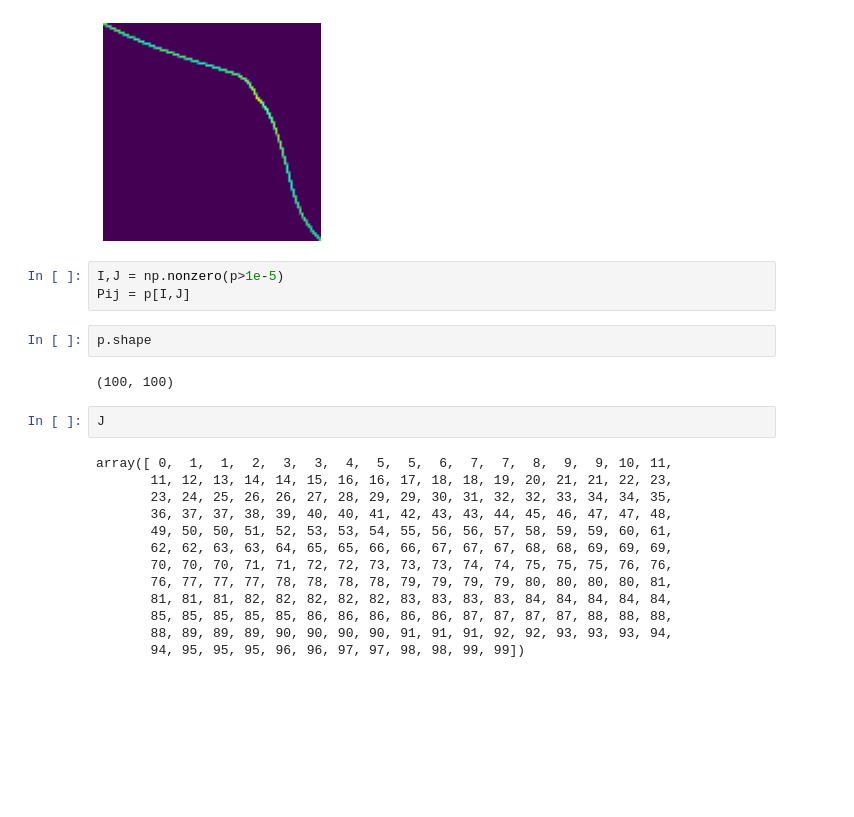
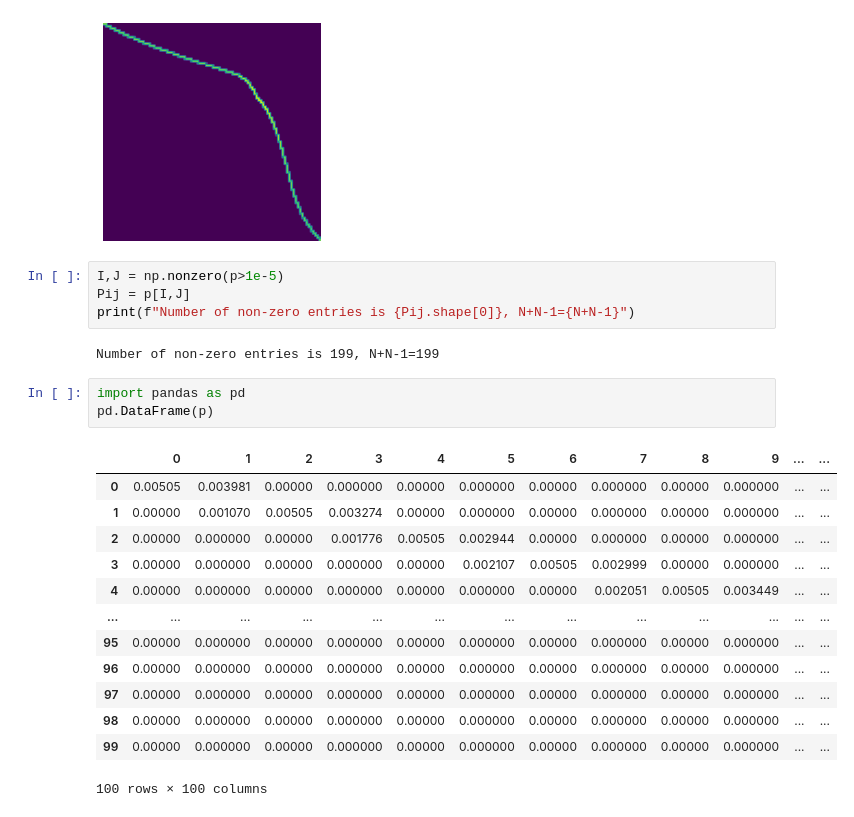
Before and after one commit to bernardo-torres/audio-portamento, a Jupyter notebook: gaussian_test.ipynb, the cells around one changed output. Cells and saved outputs as stored; diff of their text form; blank space fills up the shorter version.

```diff
--- a/gaussian_test.ipynb
+++ b/gaussian_test.ipynb
@@ -95,22 +94,23 @@ plt.axis('off')
 # %%
 I,J = np.nonzero(p>1e-5)
 Pij = p[I,J]
+print(f"Number of non-zero entries is {Pij.shape[0]}, N+N-1={N+N-1}")
+# %% [output]
+Number of non-zero entries is 199, N+N-1=199
-# %%
-p.shape
-# %% [output]
-(100, 100)
-# %%
-J
-# %% [output]
-array([ 0,  1,  1,  2,  3,  3,  4,  5,  5,  6,  7,  7,  8,  9,  9, 10, 11,
-       11, 12, 13, 14, 14, 15, 16, 16, 17, 18, 18, 19, 20, 21, 21, 22, 23,
-       23, 24, 25, 26, 26, 27, 28, 29, 29, 30, 31, 32, 32, 33, 34, 34, 35,
-       36, 37, 37, 38, 39, 40, 40, 41, 42, 43, 43, 44, 45, 46, 47, 47, 48,
-       49, 50, 50, 51, 52, 53, 53, 54, 55, 56, 56, 57, 58, 59, 59, 60, 61,
-       62, 62, 63, 63, 64, 65, 65, 66, 66, 67, 67, 67, 68, 68, 69, 69, 69,
-       70, 70, 70, 71, 71, 72, 72, 73, 73, 73, 74, 74, 75, 75, 75, 76, 76,
-       76, 77, 77, 77, 78, 78, 78, 78, 79, 79, 79, 79, 80, 80, 80, 80, 81,
-       81, 81, 81, 82, 82, 82, 82, 82, 83, 83, 83, 83, 84, 84, 84, 84, 84,
-       85, 85, 85, 85, 85, 86, 86, 86, 86, 86, 87, 87, 87, 87, 88, 88, 88,
-       88, 89, 89, 89, 90, 90, 90, 90, 91, 91, 91, 92, 92, 93, 93, 93, 94,
-       94, 95, 95, 95, 96, 96, 97, 97, 98, 98, 99, 99])
+# %%
+import pandas as pd
+pd.DataFrame(p)
+# %% [output]
+|  | 0 | 1 | 2 | 3 | 4 | 5 | 6 | 7 | 8 | 9 | ... | ... |
+| 0 | 0.00505 | 0.003981 | 0.00000 | 0.000000 | 0.00000 | 0.000000 | 0.00000 | 0.000000 | 0.00000 | 0.000000 | ... | ... |
+| 1 | 0.00000 | 0.001070 | 0.00505 | 0.003274 | 0.00000 | 0.000000 | 0.00000 | 0.000000 | 0.00000 | 0.000000 | ... | ... |
+| 2 | 0.00000 | 0.000000 | 0.00000 | 0.001776 | 0.00505 | 0.002944 | 0.00000 | 0.000000 | 0.00000 | 0.000000 | ... | ... |
+| 3 | 0.00000 | 0.000000 | 0.00000 | 0.000000 | 0.00000 | 0.002107 | 0.00505 | 0.002999 | 0.00000 | 0.000000 | ... | ... |
+| 4 | 0.00000 | 0.000000 | 0.00000 | 0.000000 | 0.00000 | 0.000000 | 0.00000 | 0.002051 | 0.00505 | 0.003449 | ... | ... |
+| ... | ... | ... | ... | ... | ... | ... | ... | ... | ... | ... | ... | ... |
+| 95 | 0.00000 | 0.000000 | 0.00000 | 0.000000 | 0.00000 | 0.000000 | 0.00000 | 0.000000 | 0.00000 | 0.000000 | ... | ... |
+| 96 | 0.00000 | 0.000000 | 0.00000 | 0.000000 | 0.00000 | 0.000000 | 0.00000 | 0.000000 | 0.00000 | 0.000000 | ... | ... |
+| 97 | 0.00000 | 0.000000 | 0.00000 | 0.000000 | 0.00000 | 0.000000 | 0.00000 | 0.000000 | 0.00000 | 0.000000 | ... | ... |
+| 98 | 0.00000 | 0.000000 | 0.00000 | 0.000000 | 0.00000 | 0.000000 | 0.00000 | 0.000000 | 0.00000 | 0.000000 | ... | ... |
+| 99 | 0.00000 | 0.000000 | 0.00000 | 0.000000 | 0.00000 | 0.000000 | 0.00000 | 0.000000 | 0.00000 | 0.000000 | ... | ... |
+100 rows × 100 columns
```
Also changed, not shown: parts of 8 cells of this notebook, 22 other files.
